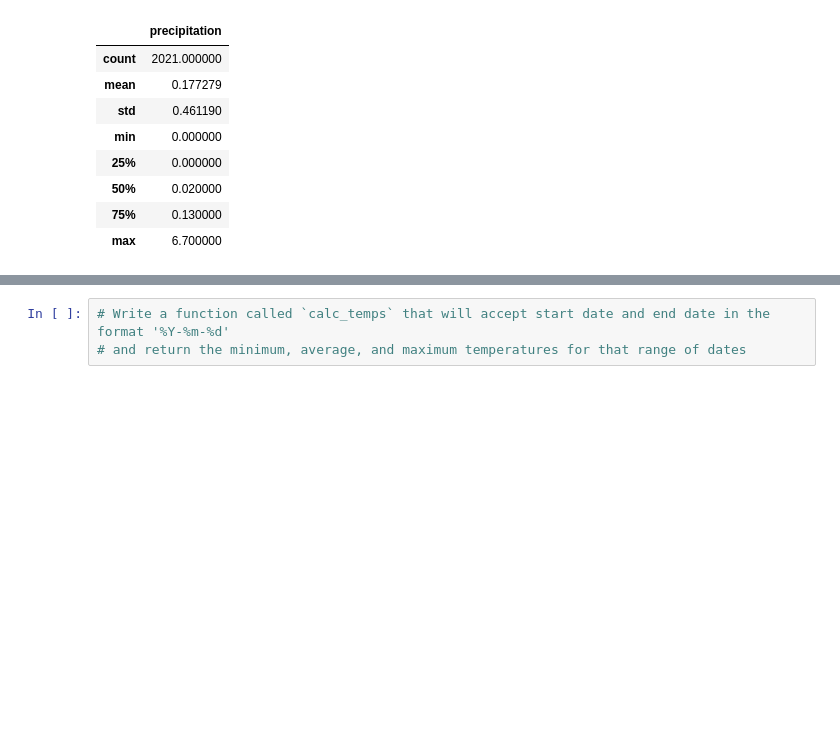
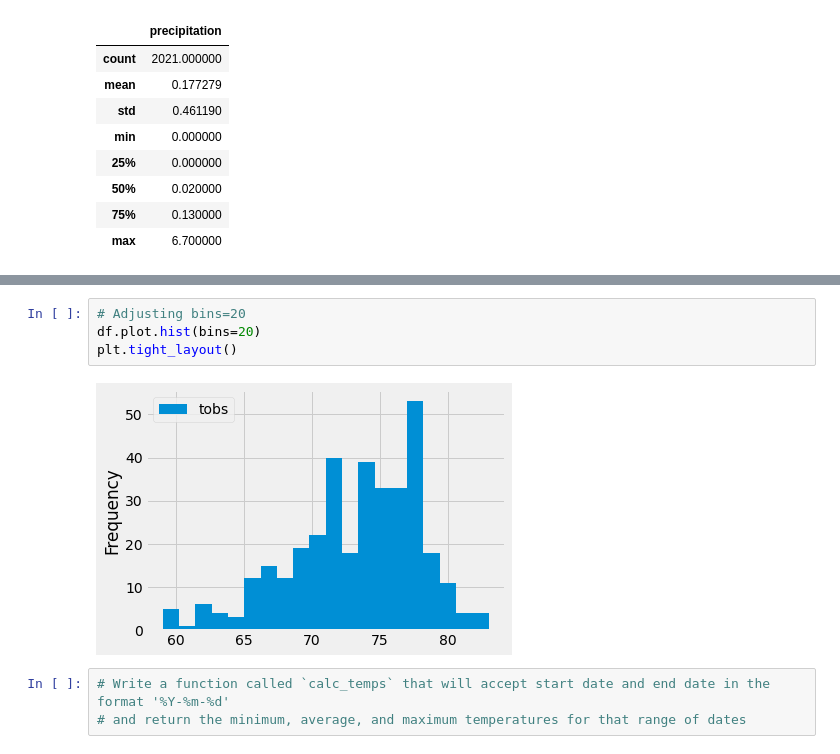
Before and after one commit to cedoula/surfs_up, a Jupyter notebook: climate_analysis.ipynb, the cells around one changed output, grey strips where cells are left out. Saved outputs shown, nothing was run; the diff lists cells and outputs as text; blank space fills up the shorter version.

```diff
--- a/climate_analysis.ipynb
+++ b/climate_analysis.ipynb
@@ -124,3 +183,9 @@ df.describe()
+# %%
+# Adjusting bins=20
+df.plot.hist(bins=20)
+plt.tight_layout()
+# %% [output]
+[figure, added]
 # %%
 # Write a function called `calc_temps` that will accept start date and end date in the format '%Y-%m-%d'
 # and return the minimum, average, and maximum temperatures for that range of dates
```
Also changed, not shown: parts of 7 cells of this notebook.
